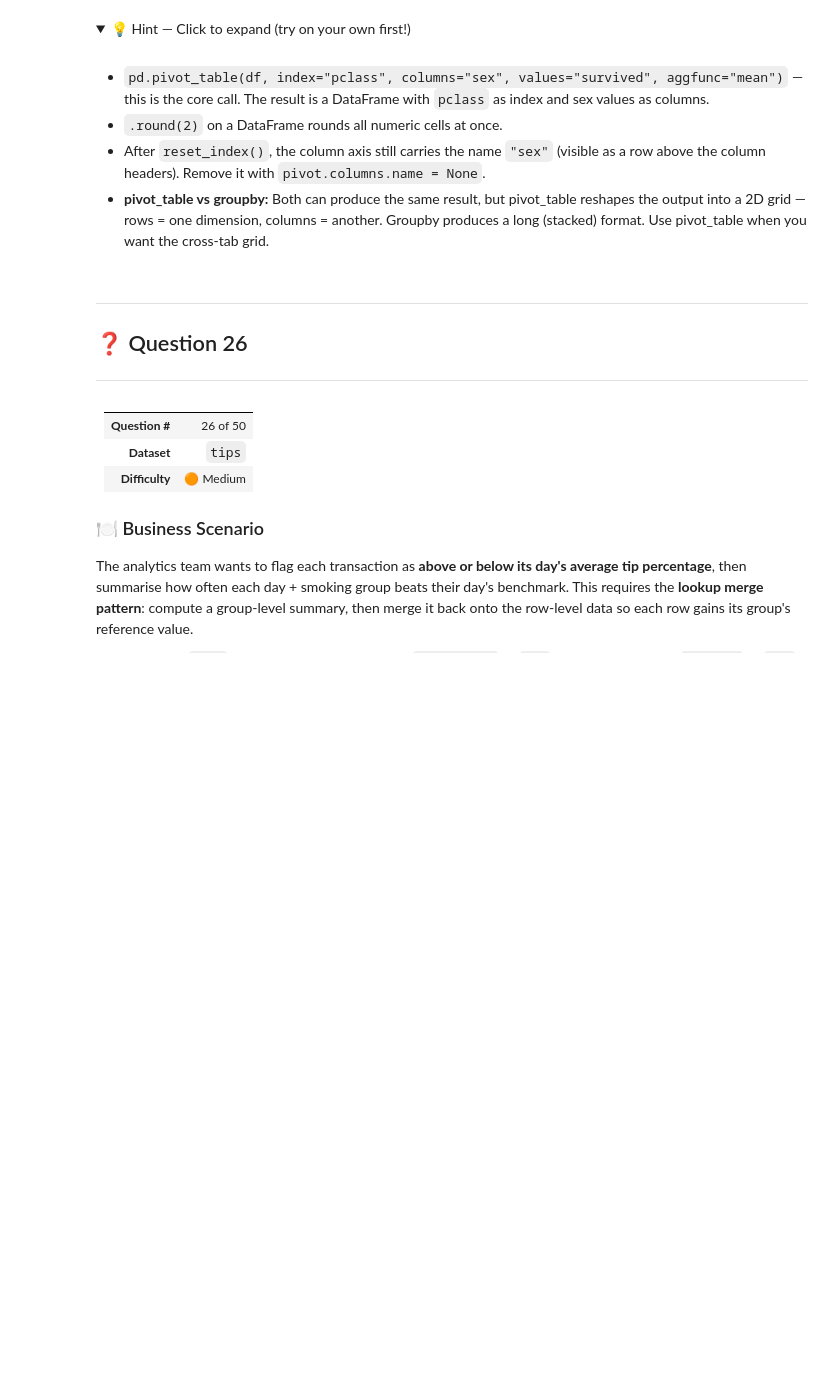
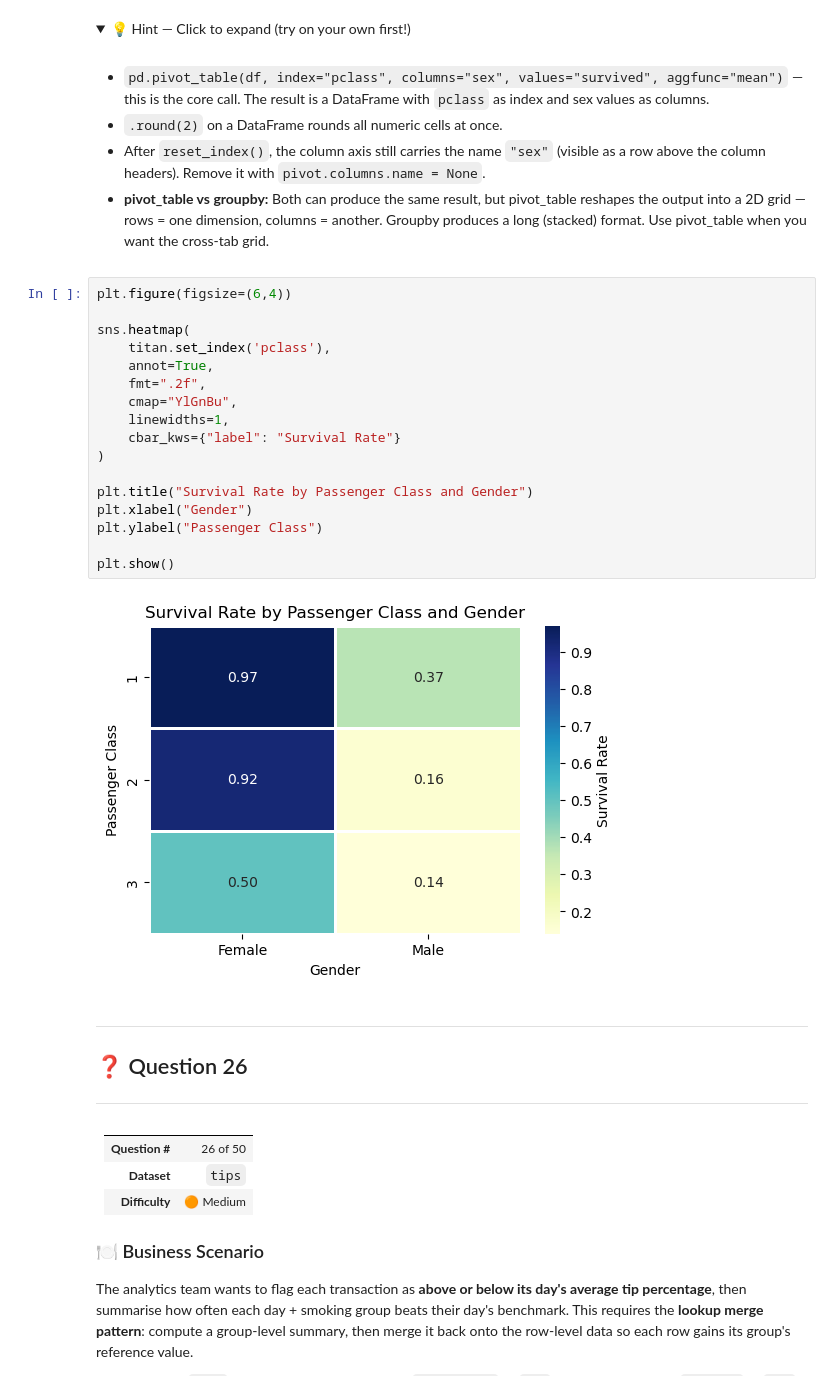
Before and after one commit to abhishekkatewaofficial-lab/Machine-Learning, a Jupyter notebook: Notes/Pandas/4. Practice/Pandas_Practice_Series_Notebook_02.ipynb, the cells around one changed output. Saved outputs shown, nothing was run; the diff lists cells and outputs as text; folded sections open; blank space fills up the shorter version.

```diff
--- a/Notes/Pandas/4. Practice/Pandas_Practice_Series_Notebook_02.ipynb
+++ b/Notes/Pandas/4. Practice/Pandas_Practice_Series_Notebook_02.ipynb
@@ -4160,6 +4802,25 @@ str.strip+title  +  str.strip+upper  +  fillna (median)  +  fillna (string)  +
 - **pivot_table vs groupby:** Both can produce the same result, but pivot_table reshapes the output into a 2D grid — rows = one dimension, columns = another. Groupby produces a long (stacked) format. Use pivot_table when you want the cross-tab grid.
 
 </details>
+# %%
+plt.figure(figsize=(6,4))
+
+sns.heatmap(
+    titan.set_index('pclass'),
+    annot=True,
+    fmt=".2f",
+    cmap="YlGnBu",
+    linewidths=1,
+    cbar_kws={"label": "Survival Rate"}
+)
+
+plt.title("Survival Rate by Passenger Class and Gender")
+plt.xlabel("Gender")
+plt.ylabel("Passenger Class")
+
+plt.show()
+# %% [output]
+[figure, added]
 # %% [markdown]
 ---
 
```
Also changed, not shown: parts of 9 cells of this notebook.
